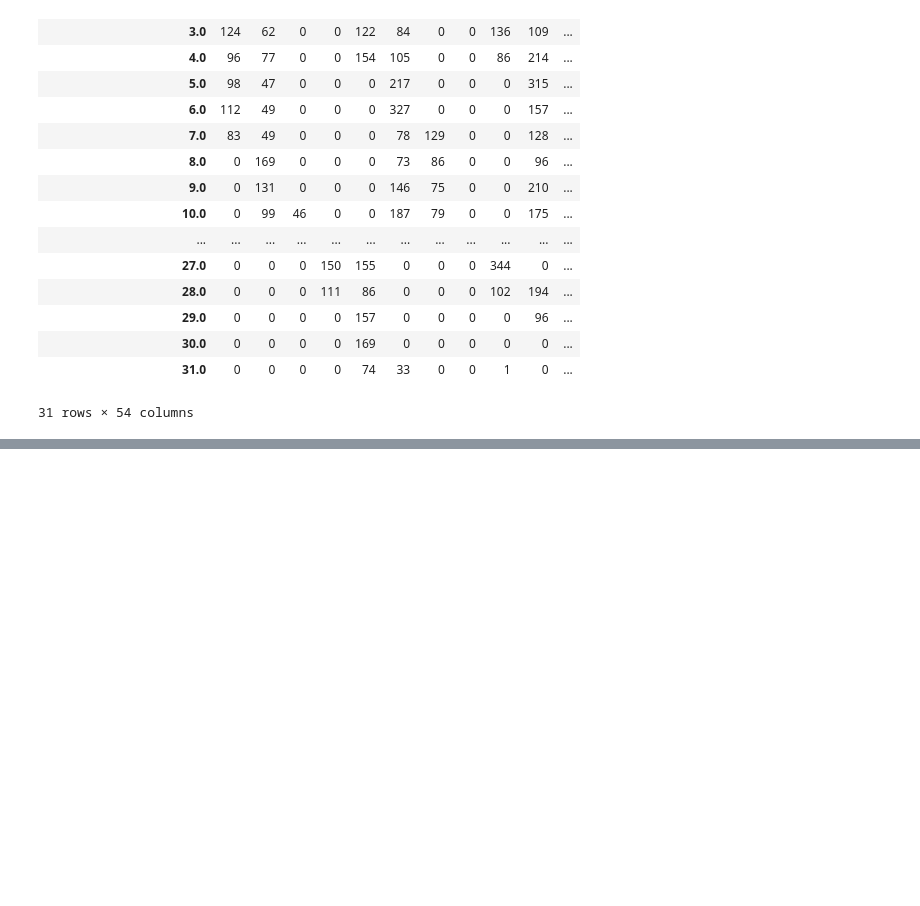
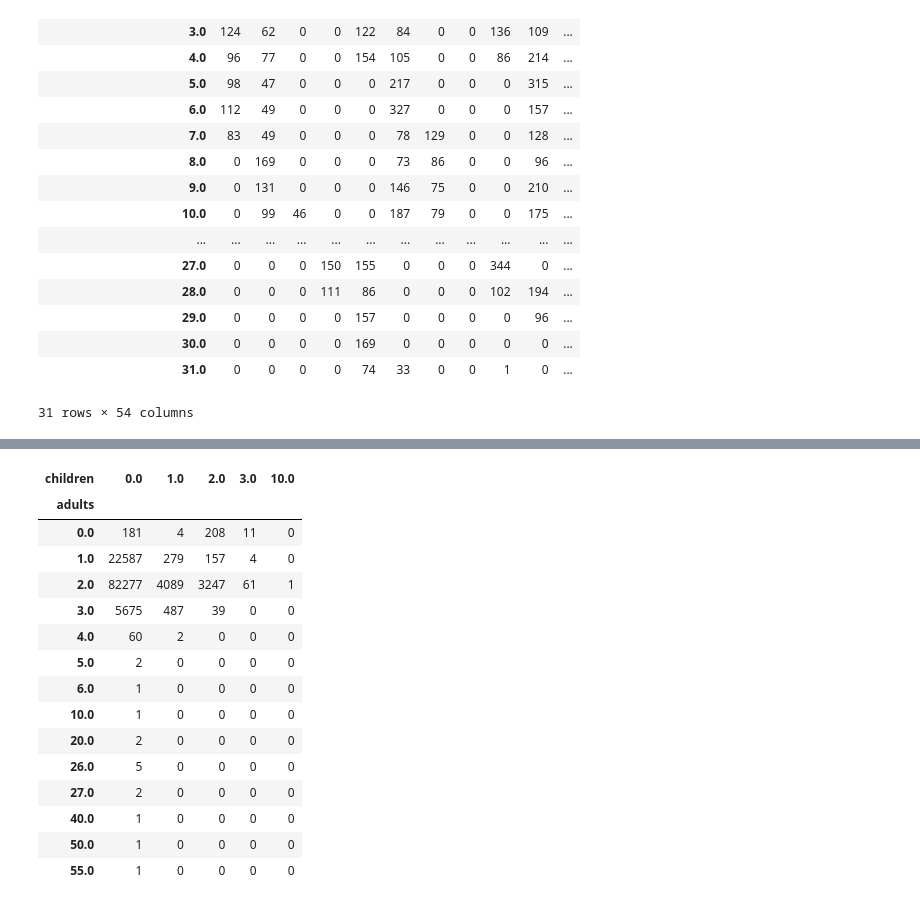
Before and after one commit to SimoneKris/KGS-Data-Analytics-Portfolio, a Jupyter notebook: hotel_evidence13.ipynb, the cells around one changed output, grey strips where cells are left out. Saved outputs shown, nothing was run; the diff lists cells and outputs as text; code cells hidden in the pictures; blank space fills up the shorter version.

```diff
--- a/hotel_evidence13.ipynb
+++ b/hotel_evidence13.ipynb
@@ -300,3 +297,0 @@ not really sure why you are using the crosstab function here.
-# %%
-df=df.loc[(df['arrival_date_week_number'] >== 54]
-print(df)
@@ -343,0 +300,2 @@ I think what you are trying to look at is the arrival_date_week_number, but you
+# %%
+df.loc[df['arrival_date_day_of_month'] > 12, 'is_false'] = 1
@@ -343,0 +369,19 @@ I think what you are trying to look at is the arrival_date_week_number, but you
+# %%
+pd.crosstab(df['adults'], df['children'])
+# %% [output]
+| children | 0.0 | 1.0 | 2.0 | 3.0 | 10.0 |
+| adults |  |  |  |  |  |
+| 0.0 | 181 | 4 | 208 | 11 | 0 |
+| 1.0 | 22587 | 279 | 157 | 4 | 0 |
+| 2.0 | 82277 | 4089 | 3247 | 61 | 1 |
+| 3.0 | 5675 | 487 | 39 | 0 | 0 |
+| 4.0 | 60 | 2 | 0 | 0 | 0 |
+| 5.0 | 2 | 0 | 0 | 0 | 0 |
+| 6.0 | 1 | 0 | 0 | 0 | 0 |
+| 10.0 | 1 | 0 | 0 | 0 | 0 |
+| 20.0 | 2 | 0 | 0 | 0 | 0 |
+| 26.0 | 5 | 0 | 0 | 0 | 0 |
+| 27.0 | 2 | 0 | 0 | 0 | 0 |
+| 40.0 | 1 | 0 | 0 | 0 | 0 |
+| 50.0 | 1 | 0 | 0 | 0 | 0 |
+| 55.0 | 1 | 0 | 0 | 0 | 0 |
```
Also changed, not shown: parts of 37 cells of this notebook.
